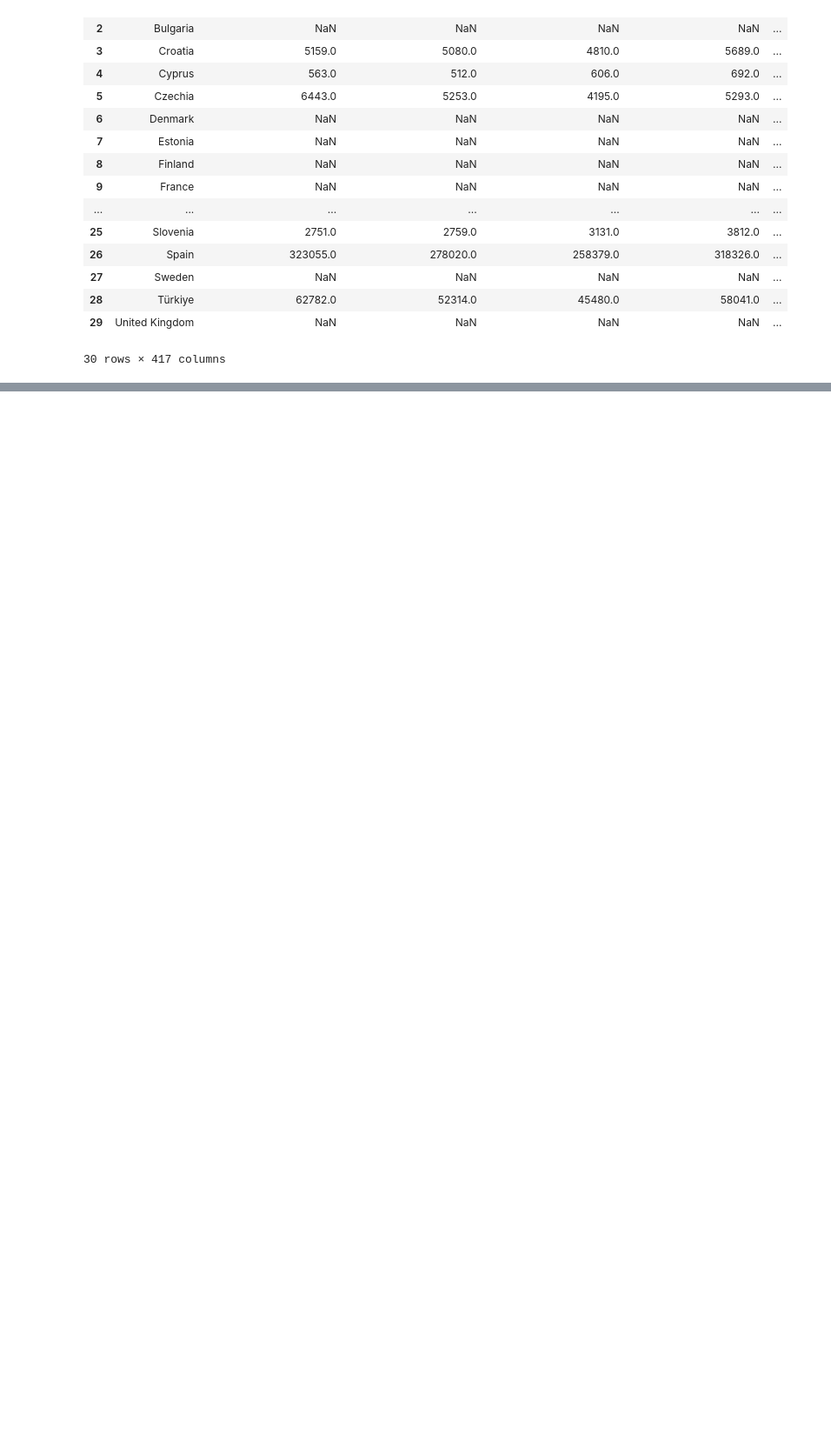
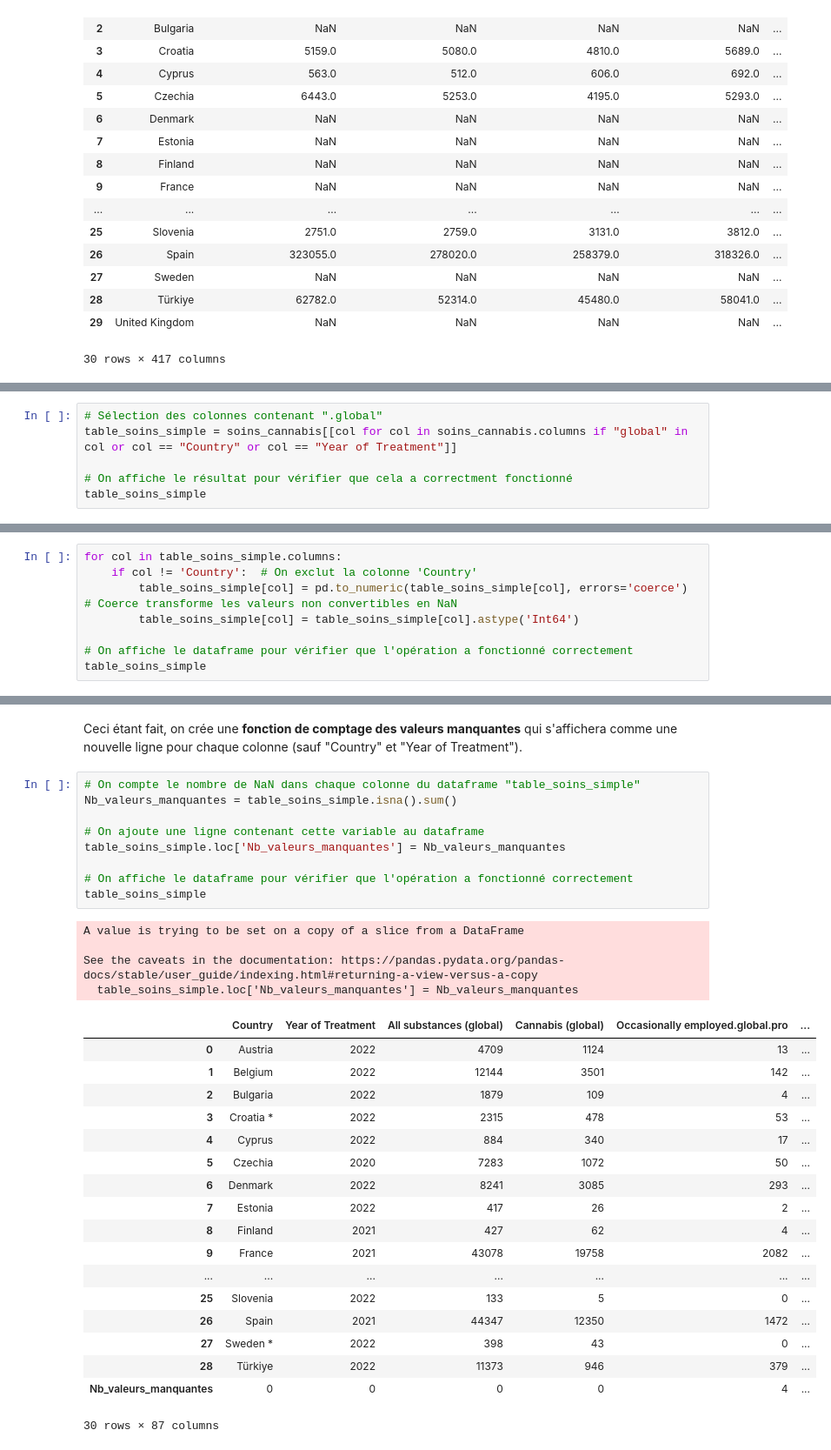
Before and after one commit to refouch/Projet_Python_2A, a Jupyter notebook: Tidy.ipynb, the cells around one changed output, grey strips where cells are left out. Shown at 87% size. Cells and saved outputs as stored; diff of their text form; blank space fills up the shorter version.

```diff
--- a/Tidy.ipynb
+++ b/Tidy.ipynb
@@ -948,0 +984,6 @@ table_infractions_legales
+# %%
+# Sélection des colonnes contenant ".global"
+table_soins_simple = soins_cannabis[[col for col in soins_cannabis.columns if "global" in col or col == "Country" or col == "Year of Treatment"]]
+
+# On affiche le résultat pour vérifier que cela a correctment fonctionné
+table_soins_simple
@@ -948,0 +1029,8 @@ table_infractions_legales
+# %%
+for col in table_soins_simple.columns:
+    if col != 'Country':  # On exclut la colonne 'Country'
+        table_soins_simple[col] = pd.to_numeric(table_soins_simple[col], errors='coerce')  # Coerce transforme les valeurs non convertibles en NaN
+        table_soins_simple[col] = table_soins_simple[col].astype('Int64')
+
+# On affiche le dataframe pour vérifier que l'opération a fonctionné correctement
+table_soins_simple
@@ -948,0 +1066,34 @@ table_infractions_legales
+# %% [markdown]
+Ceci étant fait, on crée une **fonction de comptage des valeurs manquantes** qui s'affichera comme une nouvelle ligne pour chaque colonne (sauf "Country" et "Year of Treatment").
+# %%
+# On compte le nombre de NaN dans chaque colonne du dataframe "table_soins_simple"
+Nb_valeurs_manquantes = table_soins_simple.isna().sum()
+
+# On ajoute une ligne contenant cette variable au dataframe
+table_soins_simple.loc['Nb_valeurs_manquantes'] = Nb_valeurs_manquantes
+
+# On affiche le dataframe pour vérifier que l'opération a fonctionné correctement
+table_soins_simple
+# %% [output]
+A value is trying to be set on a copy of a slice from a DataFrame
+
+See the caveats in the documentation: https://pandas.pydata.org/pandas-docs/stable/user_guide/indexing.html#returning-a-view-versus-a-copy
+  table_soins_simple.loc['Nb_valeurs_manquantes'] = Nb_valeurs_manquantes
+|  | Country | Year of Treatment | All substances (global) | Cannabis (global) | Occasionally employed.global.pro | ... |
+| 0 | Austria | 2022 | 4709 | 1124 | 13 | ... |
+| 1 | Belgium | 2022 | 12144 | 3501 | 142 | ... |
+| 2 | Bulgaria | 2022 | 1879 | 109 | 4 | ... |
+| 3 | Croatia * | 2022 | 2315 | 478 | 53 | ... |
+| 4 | Cyprus | 2022 | 884 | 340 | 17 | ... |
+| 5 | Czechia | 2020 | 7283 | 1072 | 50 | ... |
+| 6 | Denmark | 2022 | 8241 | 3085 | 293 | ... |
+| 7 | Estonia | 2022 | 417 | 26 | 2 | ... |
+| 8 | Finland | 2021 | 427 | 62 | 4 | ... |
+| 9 | France | 2021 | 43078 | 19758 | 2082 | ... |
+| ... | ... | ... | ... | ... | ... | ... |
+| 25 | Slovenia | 2022 | 133 | 5 | 0 | ... |
+| 26 | Spain | 2021 | 44347 | 12350 | 1472 | ... |
+| 27 | Sweden * | 2022 | 398 | 43 | 0 | ... |
+| 28 | Türkiye | 2022 | 11373 | 946 | 379 | ... |
+| Nb_valeurs_manquantes | 0 | 0 | 0 | 0 | 4 | ... |
+30 rows × 87 columns
```
Also changed, not shown: parts of 28 cells of this notebook, 5 other files.
